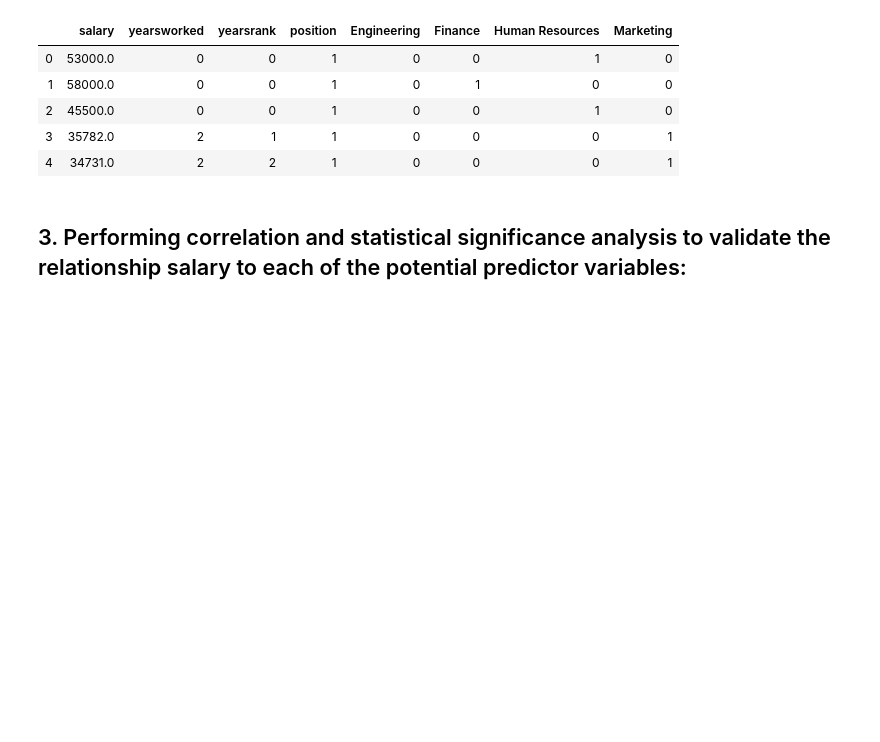
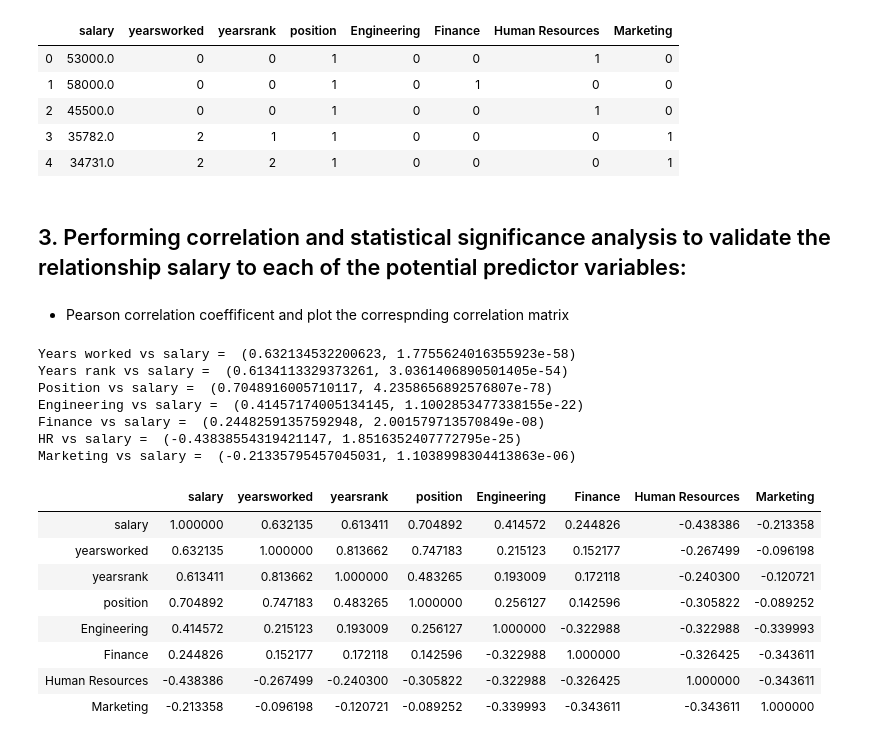
Before and after one commit to KhomotsoT/Multivariate_linear_regression, a Jupyter notebook: Multivariate_linear_regresion.ipynb, the cells around one changed output. Saved outputs shown, nothing was run; the diff lists cells and outputs as text; code cells hidden in the pictures; blank space fills up the shorter version.

```diff
--- a/Multivariate_linear_regresion.ipynb
+++ b/Multivariate_linear_regresion.ipynb
@@ -187,3 +190,47 @@ salary_predictors.head()
 | 4 | 34731.0 | 2 | 2 | 1 | 0 | 0 | 0 | 1 |
 # %% [markdown]
 ## 3. Performing correlation and statistical significance analysis to validate the relationship salary to each of the potential predictor variables:
+# %% [markdown]
+
+* Pearson correlation coeffificent and plot the correspnding correlation matrix
+# %%
+yearsworked_vs_salary = pearsonr(salary_predictors['yearsworked'] , salary_predictors['salary'])
+print('Years worked vs salary = ', yearsworked_vs_salary )
+
+yearsrank_vs_salary = pearsonr(salary_predictors['yearsrank'] , salary_predictors['salary'])
+print('Years rank vs salary = ', yearsrank_vs_salary )
+
+position_vs_salary = pearsonr(salary_predictors['position'] , salary_predictors['salary'])
+print('Position vs salary = ', position_vs_salary )
+
+engineering_vs_salary = pearsonr(salary_predictors['Engineering'] , salary_predictors['salary'])
+print('Engineering vs salary = ', engineering_vs_salary )
+
+finance_vs_salary = pearsonr(salary_predictors['Finance'] , salary_predictors['salary'])
+print('Finance vs salary = ', finance_vs_salary )
+
+hr_vs_salary = pearsonr(salary_predictors['Human Resources'] , salary_predictors['salary'])
+print('HR vs salary = ', hr_vs_salary )
+
+marketing_vs_salary = pearsonr(salary_predictors['Marketing'] , salary_predictors['salary'])
+print('Marketing vs salary = ', marketing_vs_salary )
+
+predictors_pearson_correlation = salary_predictors.corr(method ='pearson')
+display(predictors_pearson_correlation)
+# %% [output]
+Years worked vs salary =  (0.632134532200623, 1.7755624016355923e-58)
+Years rank vs salary =  (0.6134113329373261, 3.0361406890501405e-54)
+Position vs salary =  (0.7048916005710117, 4.2358656892576807e-78)
+Engineering vs salary =  (0.41457174005134145, 1.1002853477338155e-22)
+Finance vs salary =  (0.24482591357592948, 2.001579713570849e-08)
+HR vs salary =  (-0.43838554319421147, 1.8516352407772795e-25)
+Marketing vs salary =  (-0.21335795457045031, 1.1038998304413863e-06)
+|  | salary | yearsworked | yearsrank | position | Engineering | Finance | Human Resources | Marketing |
+| salary | 1.000000 | 0.632135 | 0.613411 | 0.704892 | 0.414572 | 0.244826 | -0.438386 | -0.213358 |
+| yearsworked | 0.632135 | 1.000000 | 0.813662 | 0.747183 | 0.215123 | 0.152177 | -0.267499 | -0.096198 |
+| yearsrank | 0.613411 | 0.813662 | 1.000000 | 0.483265 | 0.193009 | 0.172118 | -0.240300 | -0.120721 |
+| position | 0.704892 | 0.747183 | 0.483265 | 1.000000 | 0.256127 | 0.142596 | -0.305822 | -0.089252 |
+| Engineering | 0.414572 | 0.215123 | 0.193009 | 0.256127 | 1.000000 | -0.322988 | -0.322988 | -0.339993 |
+| Finance | 0.244826 | 0.152177 | 0.172118 | 0.142596 | -0.322988 | 1.000000 | -0.326425 | -0.343611 |
+| Human Resources | -0.438386 | -0.267499 | -0.240300 | -0.305822 | -0.322988 | -0.326425 | 1.000000 | -0.343611 |
+| Marketing | -0.213358 | -0.096198 | -0.120721 | -0.089252 | -0.339993 | -0.343611 | -0.343611 | 1.000000 |
```
Also changed, not shown: parts of 1 cell of this notebook.
